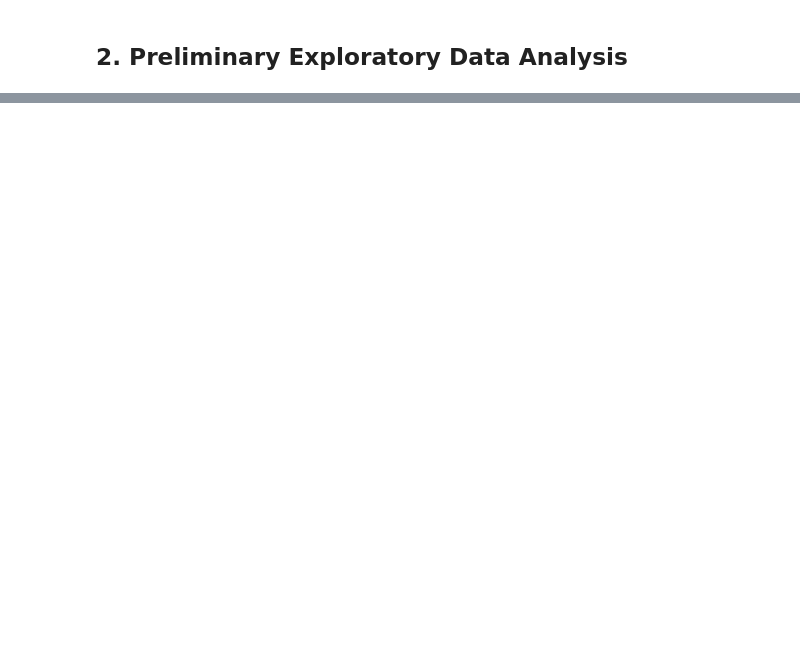
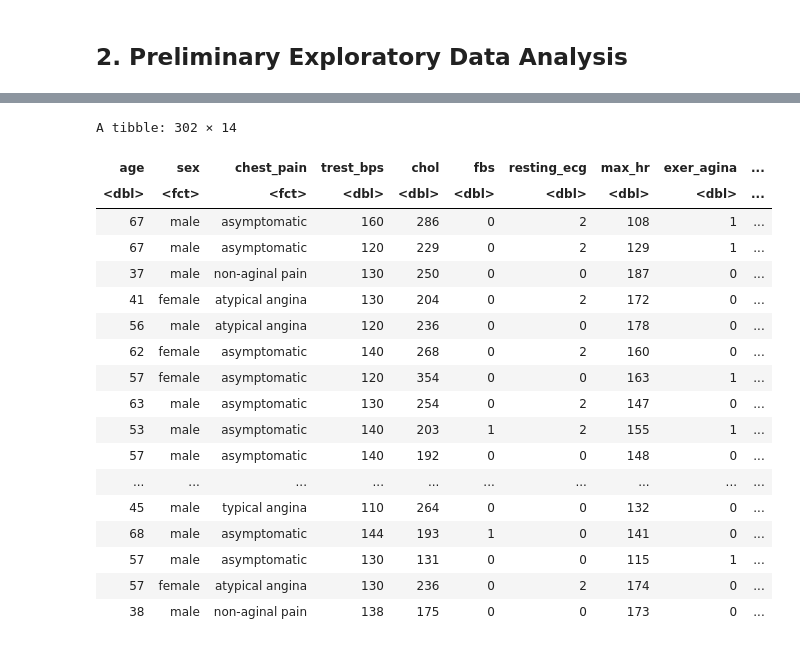
Before and after one commit to davidtheophine/dsci100-project, a Jupyter notebook: heart_disease_proposal.ipynb, the cells around one changed output, grey strips where cells are left out. Saved outputs shown, nothing was run; the diff lists cells and outputs as text; code cells hidden in the pictures; blank space fills up the shorter version.

```diff
--- a/heart_disease_proposal.ipynb
+++ b/heart_disease_proposal.ipynb
@@ -26,24 +71,3 @@ heart_disease <- heart_disease |>
                                                "typical angina" = "1", "atypical angina" = "2",
                                               "non-aginal pain" = "3", "asymptomatic" = "4"))
 heart_disease |> distinct(heart_condition)
-
-heart_disease <- heart_disease |>
-                mutate(heart_condition = as.factor(heart_condition)) |>
-                mutate(heart_condition = fct_recode(heart_condition,
-                                               "normal" = "3.0", "fixed defect" = "6.0",
-                                              "reversible defect" = "7.0"))
-heart_disease <- heart_disease |>
-                mutate(exercise_segment_slope = as.factor(exercise_segment_slope)) |>
-                mutate(exercise_segment_slope = fct_recode(exercise_segment_slope,
-                                               "unsloping" = "1", "flat" = "2",
-                                              "reversible defect" = "3"))
-heart_disease <- heart_disease |>
-                mutate(heart_disease_diagnosis = as.factor(heart_disease_diagnosis)) |>
-                mutate(heart_disease_diagnosis = fct_recode(heart_disease_diagnosis,
-                                               "no disease" = "0", "possible" = "1",
-                                              "likely" = "3", "certain" = "4"))
-
-heart_disease <- heart_disease |>
-                mutate(heart_disease_diagnosis = as.factor(heart_disease_diagnosis))
-
-heart_disease
@@ -50,3 +82,44 @@ heart_disease
+# %%
+heart_disease <- heart_disease |>
+                mutate(heart_condition = as.factor(heart_condition)) |>
+                mutate(heart_condition = fct_recode(heart_condition,
+                                               "normal" = "3.0", "fixed defect" = "6.0",
+                                              "reversible defect" = "7.0"))
+heart_disease <- heart_disease |>
+                mutate(exercise_segment_slope = as.factor(exercise_segment_slope)) |>
+                mutate(exercise_segment_slope = fct_recode(exercise_segment_slope,
+                                               "unsloping" = "1", "flat" = "2",
+                                              "reversible defect" = "3"))
+heart_disease <- heart_disease |>
+                mutate(heart_disease_diagnosis = as.factor(heart_disease_diagnosis)) |>
+                mutate(heart_disease_diagnosis = fct_recode(heart_disease_diagnosis,
+                                               "no disease" = "0", "possible" = "1",
+                                              "likely" = "2", "certain" = "3", "severe" = "4"))
+
+heart_disease <- heart_disease |>
+                mutate(heart_disease_diagnosis = as.factor(heart_disease_diagnosis))
+
+heart_disease
+# %% [output]
+A tibble: 302 × 14
+| age | sex | chest_pain | trest_bps | chol | fbs | resting_ecg | max_hr | exer_agina | ... |
+| <dbl> | <fct> | <fct> | <dbl> | <dbl> | <dbl> | <dbl> | <dbl> | <dbl> | ... |
+| 67 | male | asymptomatic | 160 | 286 | 0 | 2 | 108 | 1 | ... |
+| 67 | male | asymptomatic | 120 | 229 | 0 | 2 | 129 | 1 | ... |
+| 37 | male | non-aginal pain | 130 | 250 | 0 | 0 | 187 | 0 | ... |
+| 41 | female | atypical angina | 130 | 204 | 0 | 2 | 172 | 0 | ... |
+| 56 | male | atypical angina | 120 | 236 | 0 | 0 | 178 | 0 | ... |
+| 62 | female | asymptomatic | 140 | 268 | 0 | 2 | 160 | 0 | ... |
+| 57 | female | asymptomatic | 120 | 354 | 0 | 0 | 163 | 1 | ... |
+| 63 | male | asymptomatic | 130 | 254 | 0 | 2 | 147 | 0 | ... |
+| 53 | male | asymptomatic | 140 | 203 | 1 | 2 | 155 | 1 | ... |
+| 57 | male | asymptomatic | 140 | 192 | 0 | 0 | 148 | 0 | ... |
+| ... | ... | ... | ... | ... | ... | ... | ... | ... | ... |
+| 45 | male | typical angina | 110 | 264 | 0 | 0 | 132 | 0 | ... |
+| 68 | male | asymptomatic | 144 | 193 | 1 | 0 | 141 | 0 | ... |
+| 57 | male | asymptomatic | 130 | 131 | 0 | 0 | 115 | 1 | ... |
+| 57 | female | atypical angina | 130 | 236 | 0 | 2 | 174 | 0 | ... |
+| 38 | male | non-aginal pain | 138 | 175 | 0 | 0 | 173 | 0 | ... |
 # %%
 # we do not need all of these variables, so let's take the ones that seem most useful
 heart_disease_train <- heart_disease |>
```
Also changed, not shown: parts of 11 cells of this notebook.
